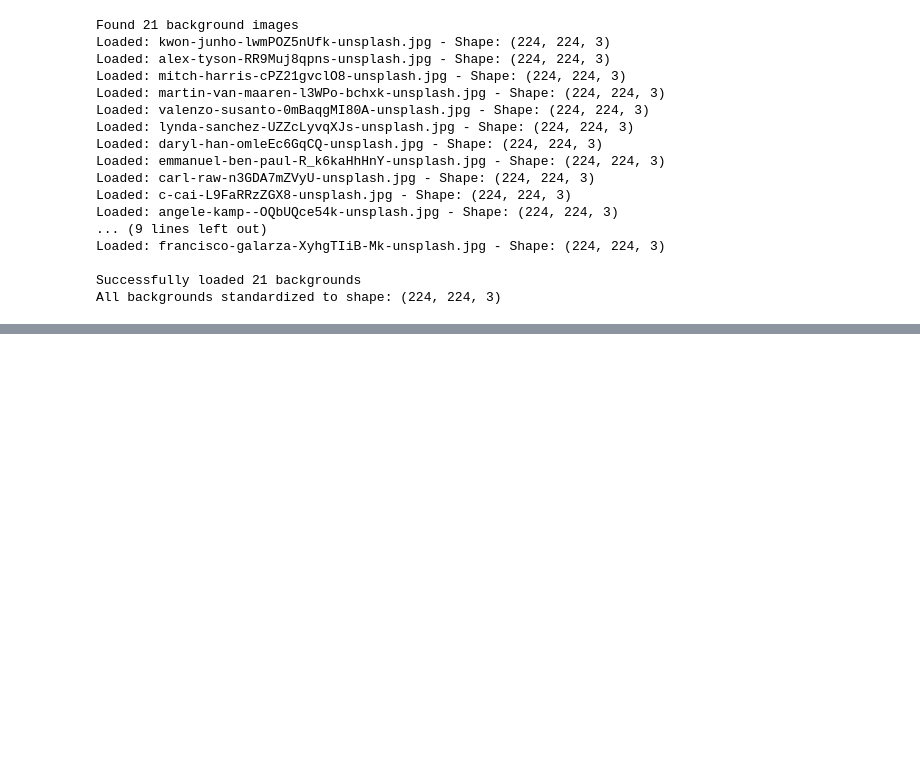
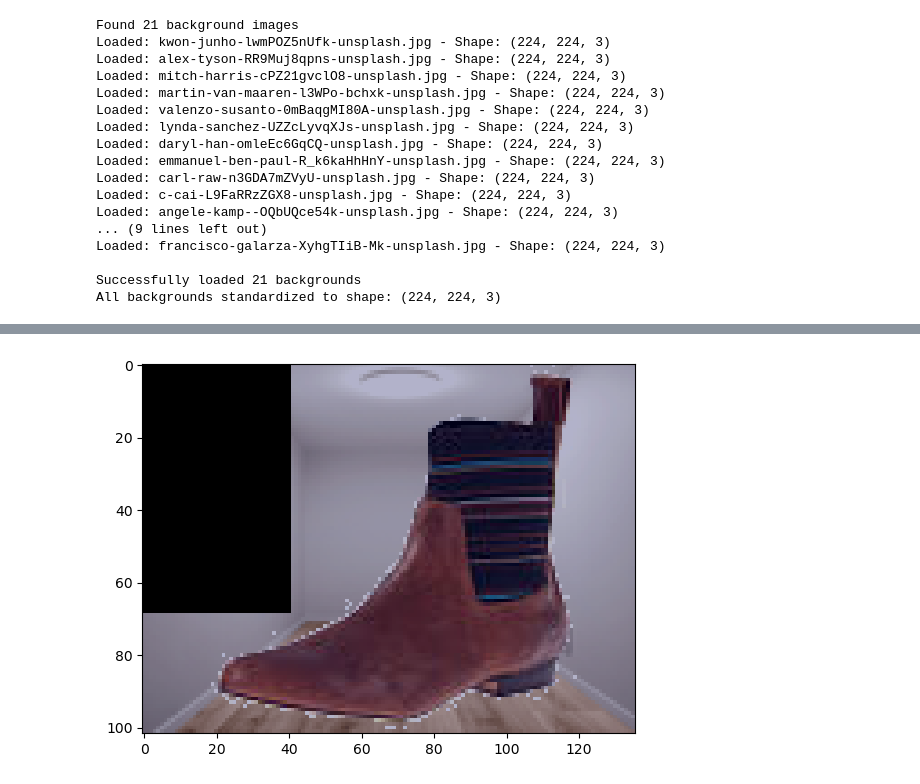
Before and after one commit to skyefung02/COMP90051_A2, a Jupyter notebook: COMP90051_A2_Skye.ipynb, the cells around one changed output, grey strips where cells are left out. Drawn from its saved outputs; the diff is of its cells as text; code cells hidden in the pictures; blank space fills up the shorter version.

```diff
--- a/COMP90051_A2_Skye.ipynb
+++ b/COMP90051_A2_Skye.ipynb
@@ -706,0 +799,21 @@ plt.show()
+# %%
+def augment_imageset(image_path, background_pool):
+    #load image
+    image = np.array(Image.open(image_path).convert('RGB'))
+
+    #add background clutter (randomly selects a background image from the background_pool)
+    image = add_background_clutter(image, background_pool) #returns numpy array with shoe on new background
+
+    #apply lighting distortion (randomly selects a lighting distortion)
+    image = apply_lighting_distortion(image) #returns numpy array with lighting distortion added
+
+    #apply occlusion (randomly selects position, and size of occlusion)
+    image = apply_occlusion(image) #returns numpy array with lighting distortion added
+
+    return image
+# %%
+augmented = augment_imageset(boot_images[0], background_pool)
+plt.imshow(augmented)
+plt.show()
+# %% [output]
+[figure, added]
```
Also changed, not shown: parts of 12 cells of this notebook, 1 other file.
